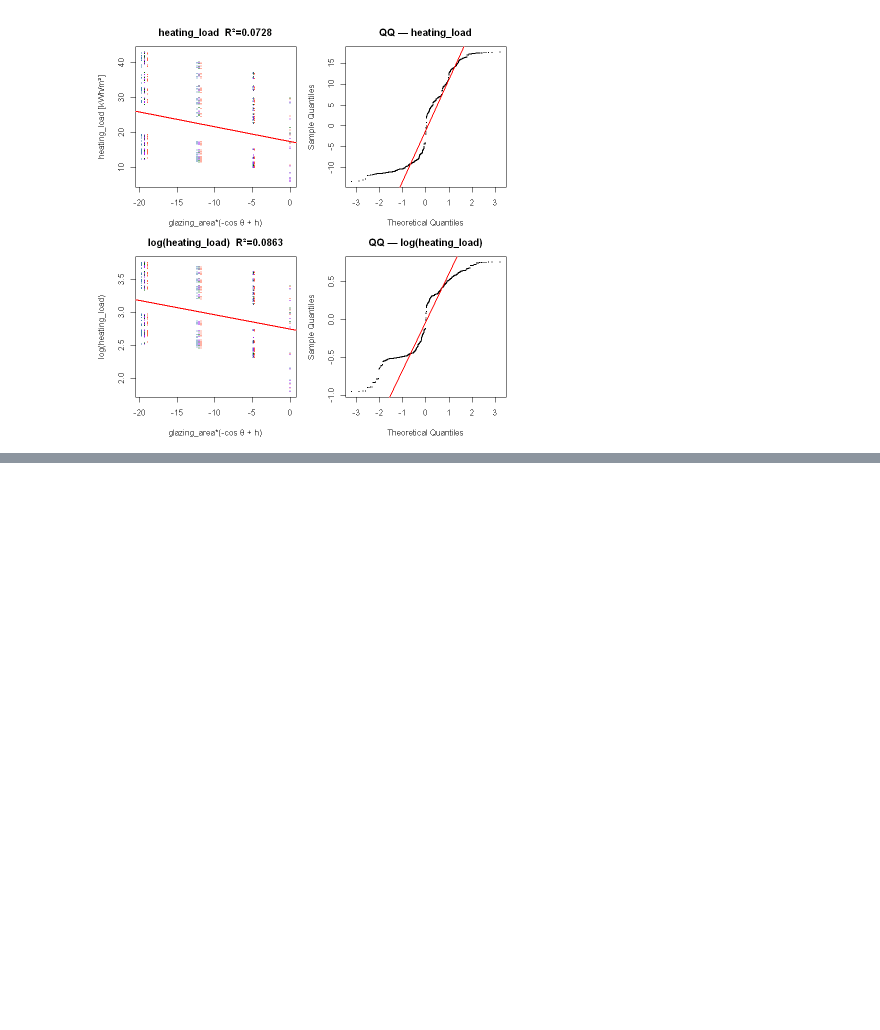
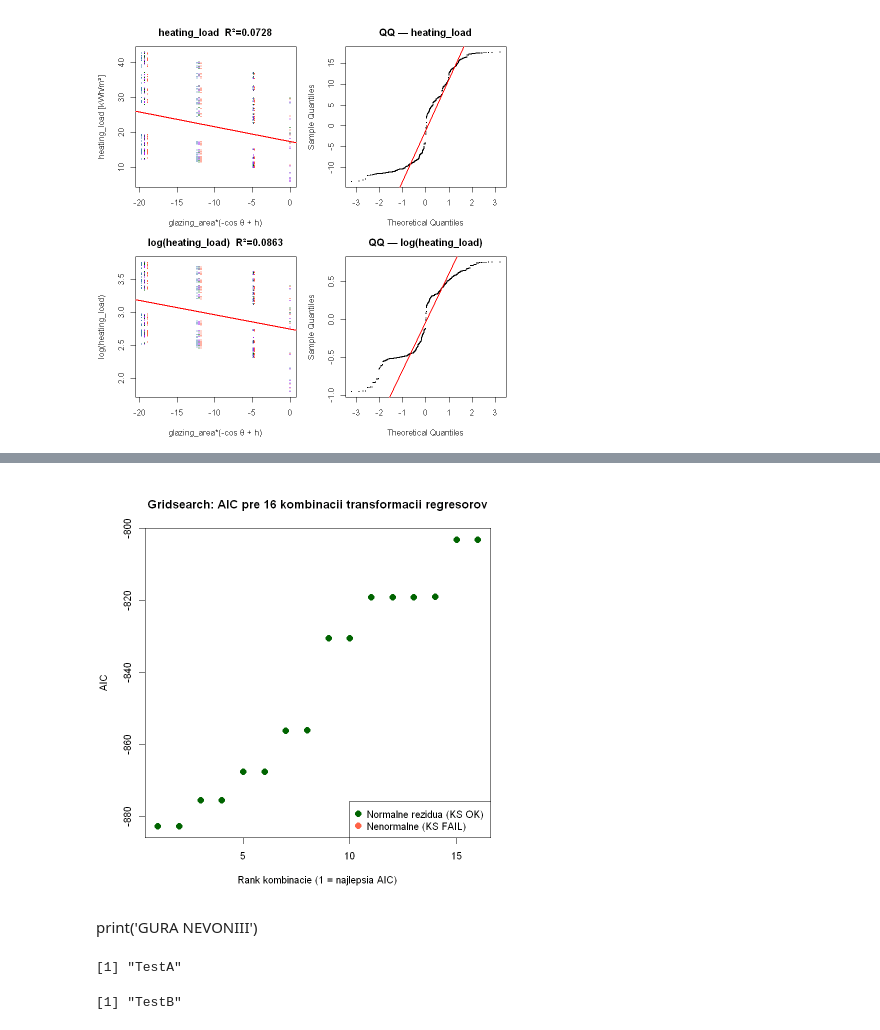
Before and after one commit to Gura-hub-hub/ekonometria, a Jupyter notebook: Ekonometria.ipynb, the cells around one changed output, grey strips where cells are left out. Drawn from its saved outputs; the diff is of its cells as text; code cells hidden in the pictures; blank space fills up the shorter version.

```diff
--- a/Ekonometria.ipynb
+++ b/Ekonometria.ipynb
@@ -396,0 +481,22 @@ h_hat = -48.3035
+# %%
+# Vizualizacia gridsearch — AIC pre 16 kombinacii, farebne podla normality
+cols <- ifelse(results$normalita == "OK", "darkgreen", "tomato")
+plot(seq_along(results$AIC), results$AIC,
+     pch=19, col=cols, cex=1.4,
+     xlab="Rank kombinacie (1 = najlepsia AIC)", ylab="AIC",
+     main="Gridsearch: AIC pre 16 kombinacii transformacii regresorov")
+legend("bottomright",
+       legend=c("Normalne rezidua (KS OK)", "Nenormalne (KS FAIL)"),
+       col=c("darkgreen","tomato"), pch=19, pt.cex=1.4)
+# %% [output]
+[figure, added]
+# %% [markdown]
+print('GURA NEVONIII')
+# %%
+print('GURAAA SMRDIIIIII')
+# %% [output]
+[1] "TestA"
+# %%
+print('TestB')
+# %% [output]
+[1] "TestB"
```
Also changed, not shown: parts of 19 cells of this notebook.
